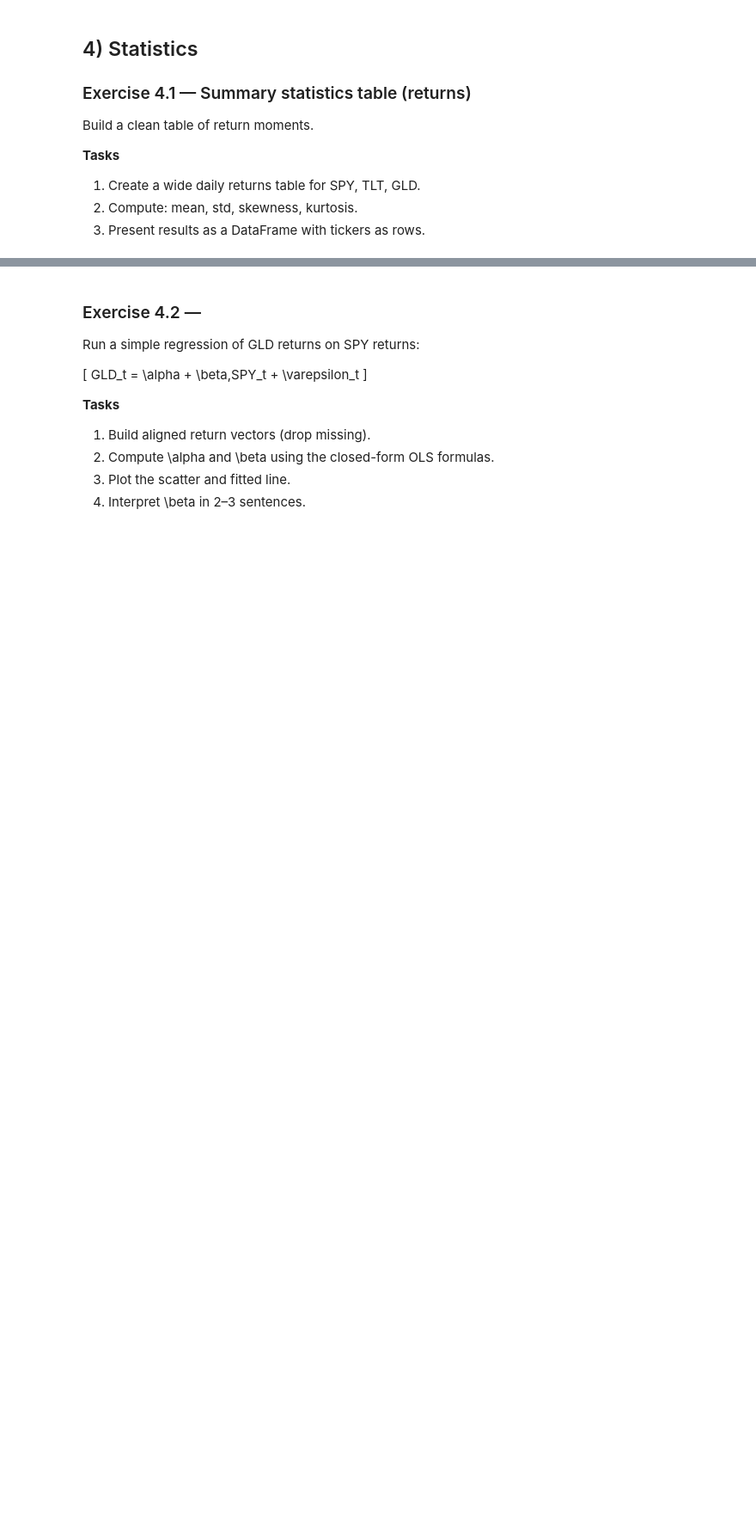
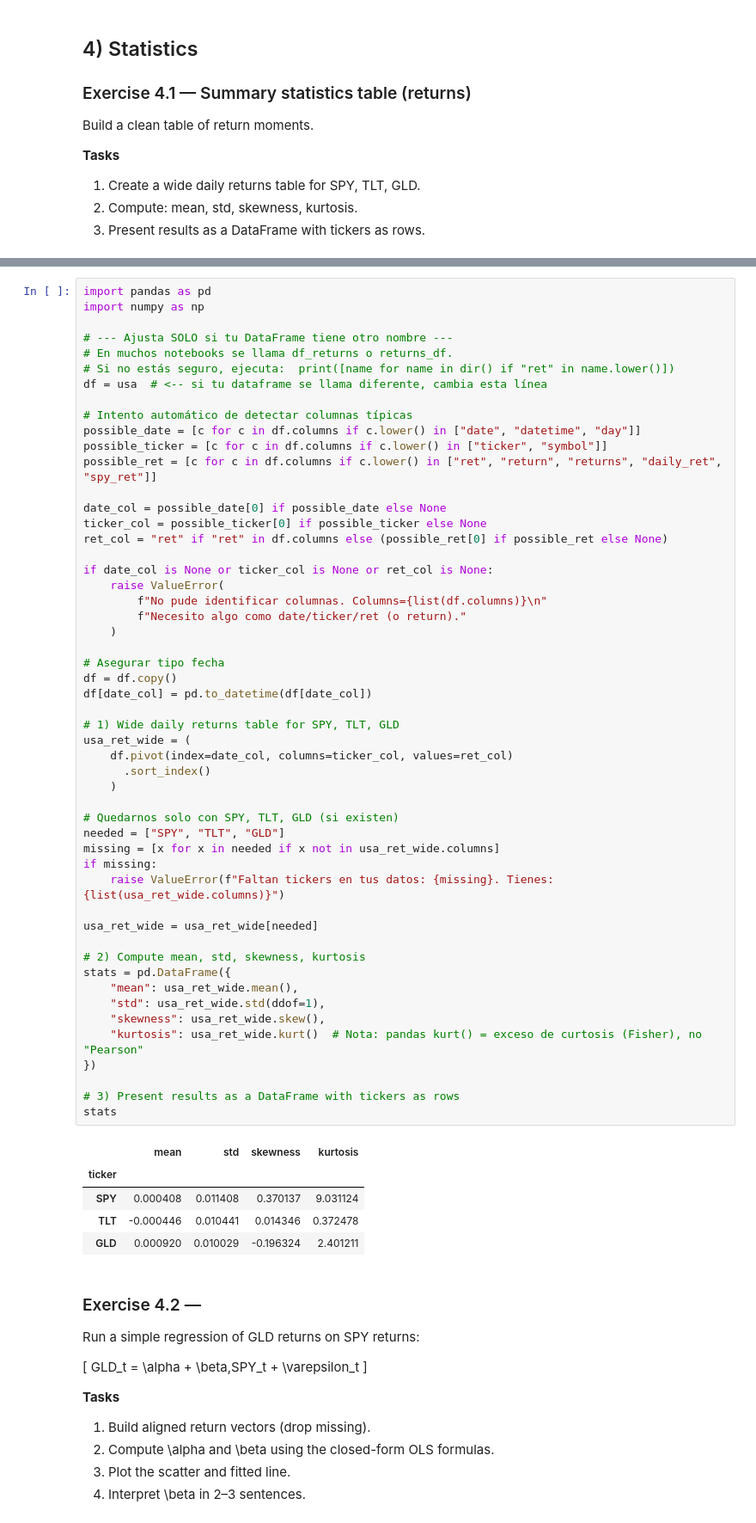
Before and after one commit to anzonyquispe/Python-for-Finance, a Jupyter notebook: homeworks/Assignment_3/Assignment_3_part2-Group2.ipynb, the cells around one changed output, grey strips where cells are left out. Shown at 86% size. Drawn from its saved outputs; the diff is of its cells as text; blank space fills up the shorter version.

```diff
--- a/homeworks/Assignment_3/Assignment_3_part2-Group2.ipynb
+++ b/homeworks/Assignment_3/Assignment_3_part2-Group2.ipynb
@@ -1173,3 +1079,61 @@ Wide returns table shape: (993, 3)
+# %%
+import pandas as pd
+import numpy as np
+
+# --- Ajusta SOLO si tu DataFrame tiene otro nombre ---
+# En muchos notebooks se llama df_returns o returns_df.
+# Si no estás seguro, ejecuta:  print([name for name in dir() if "ret" in name.lower()])
+df = usa  # <-- si tu dataframe se llama diferente, cambia esta línea
+
+# Intento automático de detectar columnas típicas
+possible_date = [c for c in df.columns if c.lower() in ["date", "datetime", "day"]]
+possible_ticker = [c for c in df.columns if c.lower() in ["ticker", "symbol"]]
+possible_ret = [c for c in df.columns if c.lower() in ["ret", "return", "returns", "daily_ret", "spy_ret"]]
+
+date_col = possible_date[0] if possible_date else None
+ticker_col = possible_ticker[0] if possible_ticker else None
+ret_col = "ret" if "ret" in df.columns else (possible_ret[0] if possible_ret else None)
+
+if date_col is None or ticker_col is None or ret_col is None:
+    raise ValueError(
+        f"No pude identificar columnas. Columns={list(df.columns)}\n"
+        f"Necesito algo como date/ticker/ret (o return)."
+    )
+
+# Asegurar tipo fecha
+df = df.copy()
+df[date_col] = pd.to_datetime(df[date_col])
+
+# 1) Wide daily returns table for SPY, TLT, GLD
+usa_ret_wide = (
+    df.pivot(index=date_col, columns=ticker_col, values=ret_col)
+      .sort_index()
+    )
+
+# Quedarnos solo con SPY, TLT, GLD (si existen)
+needed = ["SPY", "TLT", "GLD"]
+missing = [x for x in needed if x not in usa_ret_wide.columns]
+if missing:
+    raise ValueError(f"Faltan tickers en tus datos: {missing}. Tienes: {list(usa_ret_wide.columns)}")
+
+usa_ret_wide = usa_ret_wide[needed]
+
+# 2) Compute mean, std, skewness, kurtosis
+stats = pd.DataFrame({
+    "mean": usa_ret_wide.mean(),
+    "std": usa_ret_wide.std(ddof=1),
+    "skewness": usa_ret_wide.skew(),
+    "kurtosis": usa_ret_wide.kurt()  # Nota: pandas kurt() = exceso de curtosis (Fisher), no "Pearson"
+})
+
+# 3) Present results as a DataFrame with tickers as rows
+stats
+# %% [output]
+|  | mean | std | skewness | kurtosis |
+| ticker |  |  |  |  |
+| SPY | 0.000408 | 0.011408 | 0.370137 | 9.031124 |
+| TLT | -0.000446 | 0.010441 | 0.014346 | 0.372478 |
+| GLD | 0.000920 | 0.010029 | -0.196324 | 2.401211 |
 # %% [markdown]
 ### Exercise 4.2 —
 Run a simple regression of GLD returns on SPY returns:
```
Also changed, not shown: parts of 6 cells of this notebook.
